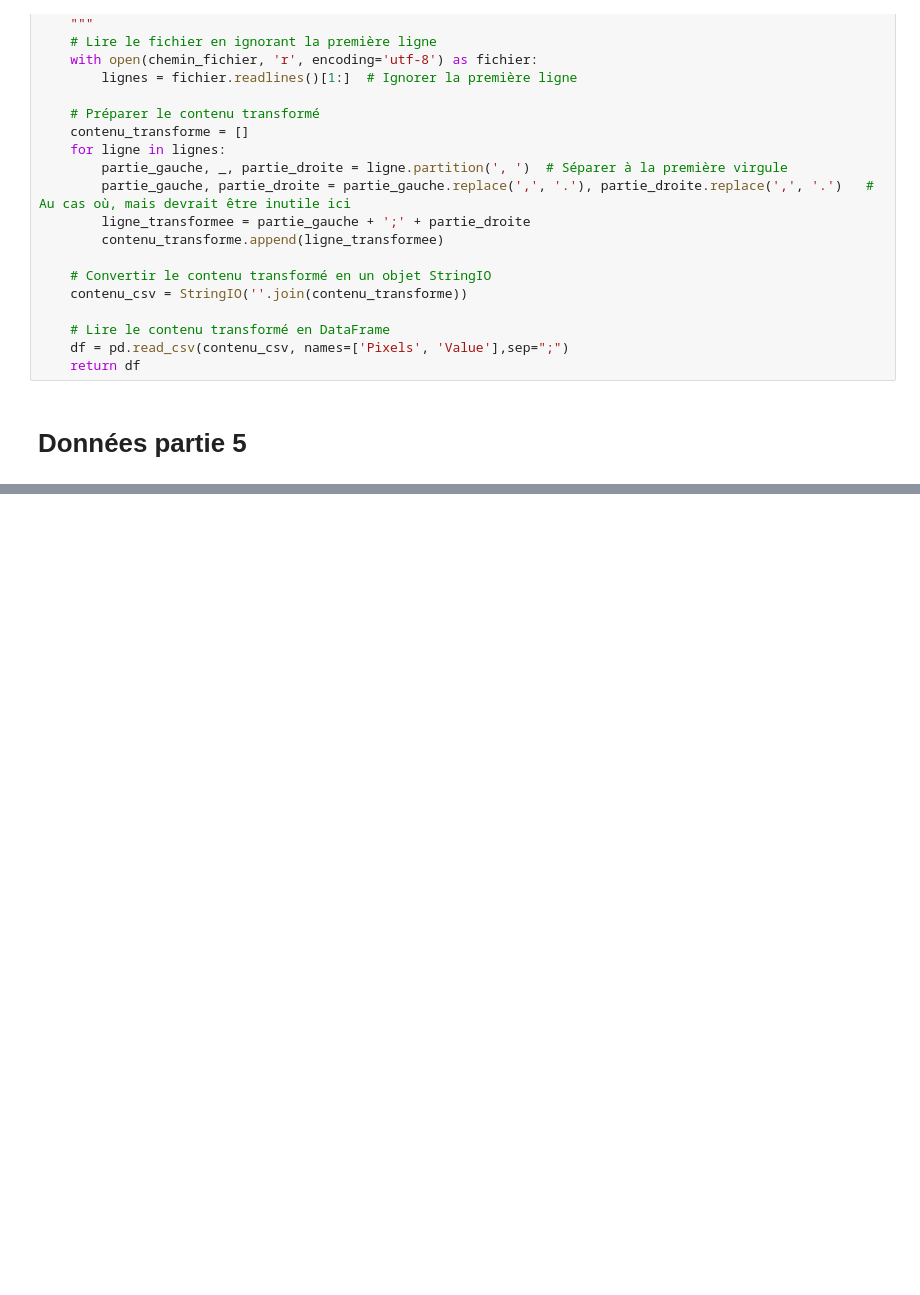
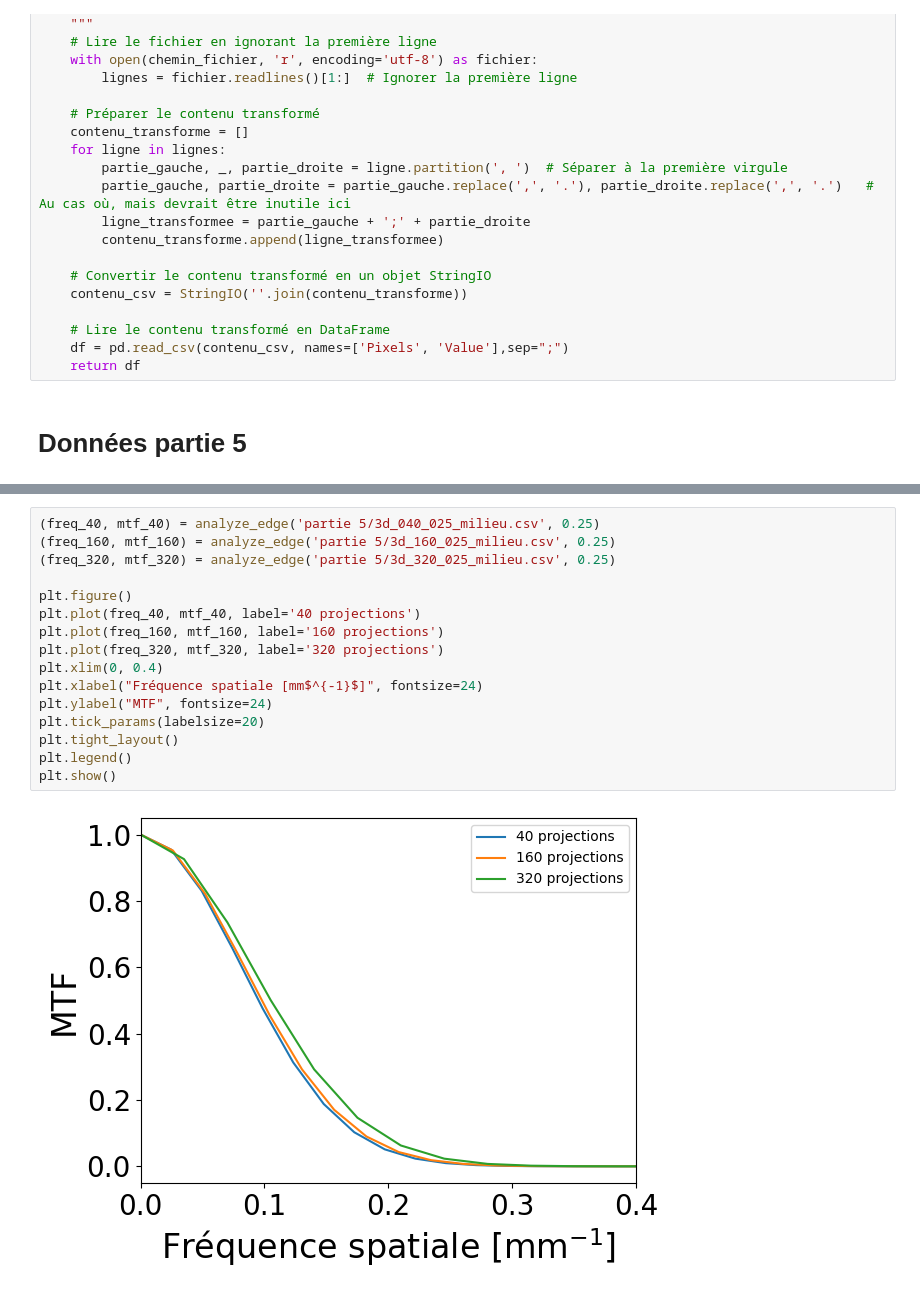
Before and after one commit to felixantoine1/labV_projet, a Jupyter notebook: analyse_partie5.ipynb, the cells around one changed output, grey strips where cells are left out. Saved outputs shown, nothing was run; the diff lists cells and outputs as text; blank space fills up the shorter version.

```diff
--- a/analyse_partie5.ipynb
+++ b/analyse_partie5.ipynb
@@ -71,0 +235,18 @@ p5_3d_320_200_milieu = lire_csv(r"partie 5\3d_320_200_milieu.csv")
+# %%
+(freq_40, mtf_40) = analyze_edge('partie 5/3d_040_025_milieu.csv', 0.25)
+(freq_160, mtf_160) = analyze_edge('partie 5/3d_160_025_milieu.csv', 0.25)
+(freq_320, mtf_320) = analyze_edge('partie 5/3d_320_025_milieu.csv', 0.25)
+
+plt.figure()
+plt.plot(freq_40, mtf_40, label='40 projections')
+plt.plot(freq_160, mtf_160, label='160 projections')
+plt.plot(freq_320, mtf_320, label='320 projections')
+plt.xlim(0, 0.4)
+plt.xlabel("Fréquence spatiale [mm$^{-1}$]", fontsize=24)
+plt.ylabel("MTF", fontsize=24)
+plt.tick_params(labelsize=20)
+plt.tight_layout()
+plt.legend()
+plt.show()
+# %% [output]
+[figure, added]
```
Also changed, not shown: parts of 5 cells of this notebook, 11 other files.
